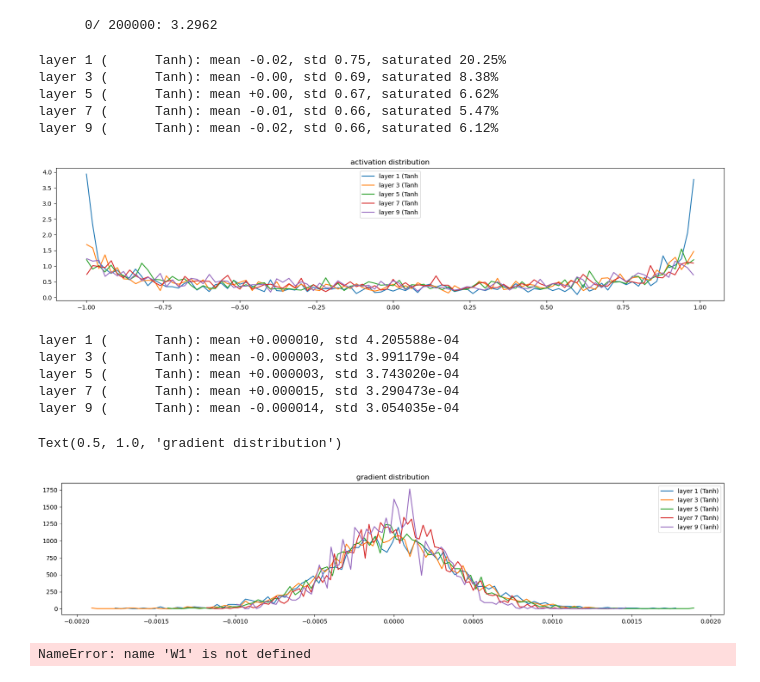
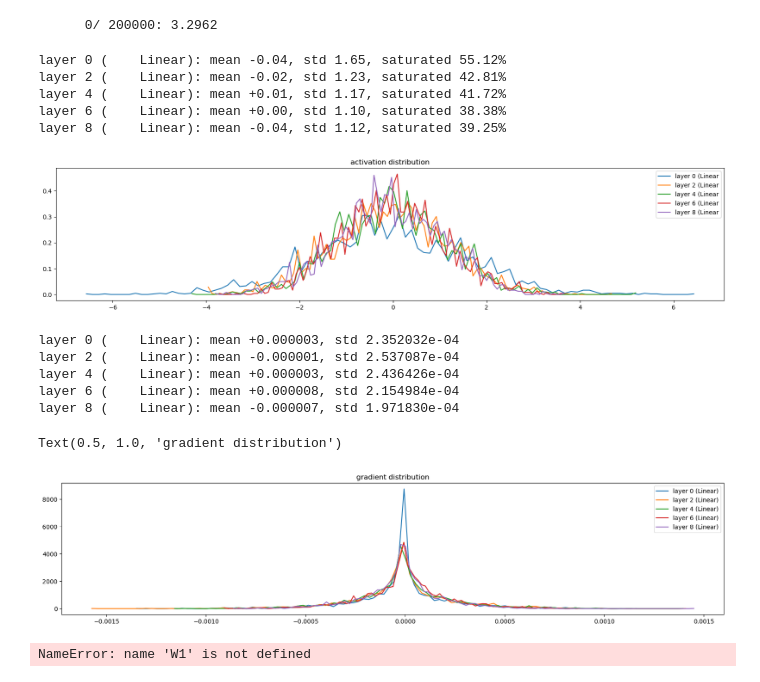
Before and after one commit to dewijones92/nn-zero-to-hero, a Jupyter notebook: lectures/makemore/makemore_part2_mlp.ipynb, the cells around one changed output. Cells and saved outputs as stored; diff of their text form; code cells hidden in the pictures.

```diff
--- a/lectures/makemore/makemore_part2_mlp.ipynb
+++ b/lectures/makemore/makemore_part2_mlp.ipynb
@@ -207,29 +207,29 @@ for i in range(max_steps):
 # %%
 # visualize histograms SATURATION
 plt.figure(figsize=(20,4)) # width and height of the plot
 legends = []
 for i, layer in enumerate(layers[:-1]): # note: exclude the output layer
-    if isinstance(layer, Tanh):
+    if isinstance(layer, Linear):
         t = layer.out
         print('layer %d (%10s): mean %+.2f, std %.2f, saturated %.2f%%' % (i, layer.__class__.__name__, t.mean(), t.std(), (t.abs() > 0.97).float().mean()*100))
         hy, hx = torch.histogram(t, density=True)
         plt.plot(hx[:-1].detach(), hy.detach())
         legends.append(f'layer {i} ({layer.__class__.__name__}')
 plt.legend(legends);
 plt.title('activation distribution');
 # %% [output]
-layer 1 (      Tanh): mean -0.02, std 0.75, saturated 20.25%
-layer 3 (      Tanh): mean -0.00, std 0.69, saturated 8.38%
-layer 5 (      Tanh): mean +0.00, std 0.67, saturated 6.62%
-layer 7 (      Tanh): mean -0.01, std 0.66, saturated 5.47%
-layer 9 (      Tanh): mean -0.02, std 0.66, saturated 6.12%
+layer 0 (    Linear): mean -0.04, std 1.65, saturated 55.12%
+layer 2 (    Linear): mean -0.02, std 1.23, saturated 42.81%
+layer 4 (    Linear): mean +0.01, std 1.17, saturated 41.72%
+layer 6 (    Linear): mean +0.00, std 1.10, saturated 38.38%
+layer 8 (    Linear): mean -0.04, std 1.12, saturated 39.25%
-[figure, old version]
+[figure, new version]
 # %%
 # visualize historgrams GRADIENT
 plt.figure(figsize=(20,4)) # width and height of the plot
 legends = []
 for i, layer in enumerate(layers[:-1]): # note: exclude the output layer
-    if isinstance(layer, Tanh):
+    if isinstance(layer, Linear):
         t = layer.out.grad
         print('layer %d (%10s): mean %+f, std %e' % (i, layer.__class__.__name__,t.mean(), t.std()))
         hy, hx = torch.histogram(t, density=True)
@@ -239,13 +239,13 @@ for i, layer in enumerate(layers[:-1]): # note: exclude the output layer
 plt.legend(legends)
 plt.title('gradient distribution')
 # %% [output]
-layer 1 (      Tanh): mean +0.000010, std 4.205588e-04
-layer 3 (      Tanh): mean -0.000003, std 3.991179e-04
-layer 5 (      Tanh): mean +0.000003, std 3.743020e-04
-layer 7 (      Tanh): mean +0.000015, std 3.290473e-04
-layer 9 (      Tanh): mean -0.000014, std 3.054035e-04
+layer 0 (    Linear): mean +0.000003, std 2.352032e-04
+layer 2 (    Linear): mean -0.000001, std 2.537087e-04
+layer 4 (    Linear): mean +0.000003, std 2.436426e-04
+layer 6 (    Linear): mean +0.000008, std 2.154984e-04
+layer 8 (    Linear): mean -0.000007, std 1.971830e-04
 Text(0.5, 1.0, 'gradient distribution')
-[figure, old version]
+[figure, new version]
 # %%
 @torch.no_grad() # this decorator disables gradient tracking
 def split_loss(split):
```
Also changed, not shown: parts of 2 cells of this notebook.
